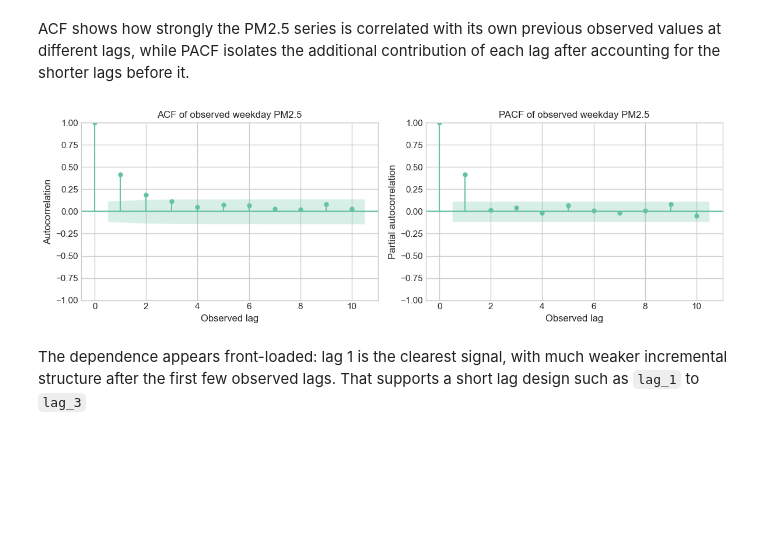
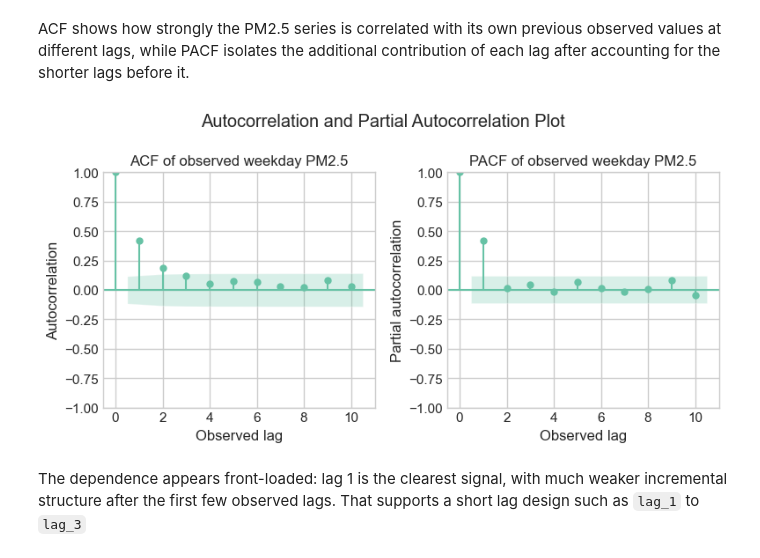
Before and after one commit to jako6f/dublin-air-quality-forecasting, a Jupyter notebook: notebooks/dublin_air_quality_forecasting.ipynb, the cells around one changed output. Drawn from its saved outputs; the diff is of its cells as text; code cells hidden in the pictures; blank space fills up the shorter version.

Commit message:
Graph into Presentation (will finish tommorrow)

```diff
--- a/notebooks/dublin_air_quality_forecasting.ipynb
+++ b/notebooks/dublin_air_quality_forecasting.ipynb
@@ -1960,21 +1953,23 @@ plt.show()
 # %% [markdown]
 ACF shows how strongly the PM2.5 series is correlated with its own previous observed values at different lags, while PACF isolates the additional contribution of each lag after accounting for the shorter lags before it.
 # %%
-fig, axes = plt.subplots(1, 2, figsize=(12, 4))
+fig, axes = plt.subplots(1, 2, figsize=(8, 4))
 plot_acf(all_dublin[target_col], lags=10, ax=axes[0])
 axes[0].set_title('ACF of observed weekday PM2.5')
 axes[0].set_xlabel('Observed lag')
 axes[0].set_ylabel('Autocorrelation')
 
 plot_pacf(all_dublin[target_col], lags=10, ax=axes[1], method='ywm')
 axes[1].set_title('PACF of observed weekday PM2.5')
 axes[1].set_xlabel('Observed lag')
 axes[1].set_ylabel('Partial autocorrelation')
 
+fig.suptitle("Autocorrelation and Partial Autocorrelation Plot")
 plt.tight_layout()
+plt.savefig("../reports/figures/autocorrelation_vs_lag.png")
 plt.show()
 # %% [output]
-[figure, old version]
+[figure, new version]
 # %% [markdown]
 The dependence appears front-loaded: lag 1 is the clearest signal, with much weaker incremental structure after the first few observed lags. That supports a short lag design such as `lag_1` to `lag_3`
 # %% [markdown]
```
Also changed, not shown: parts of 28 cells of this notebook, 17 other files.
